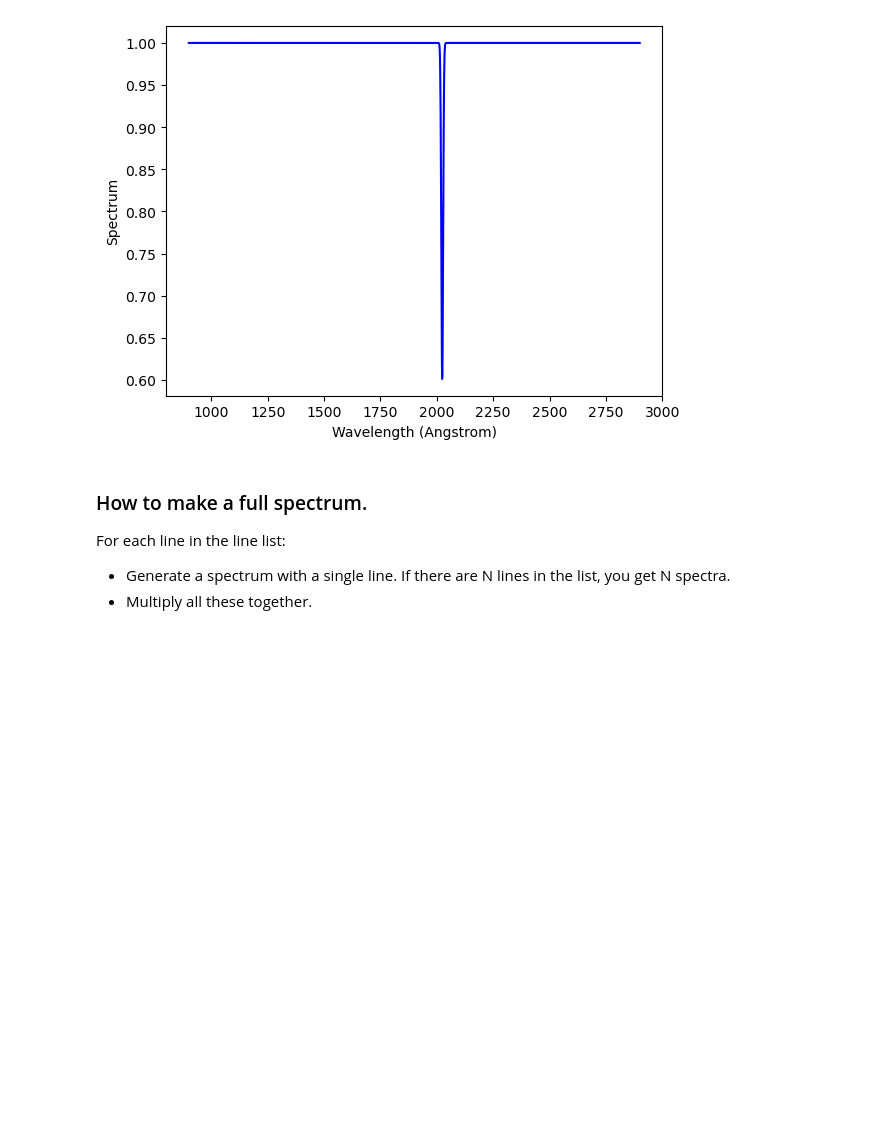
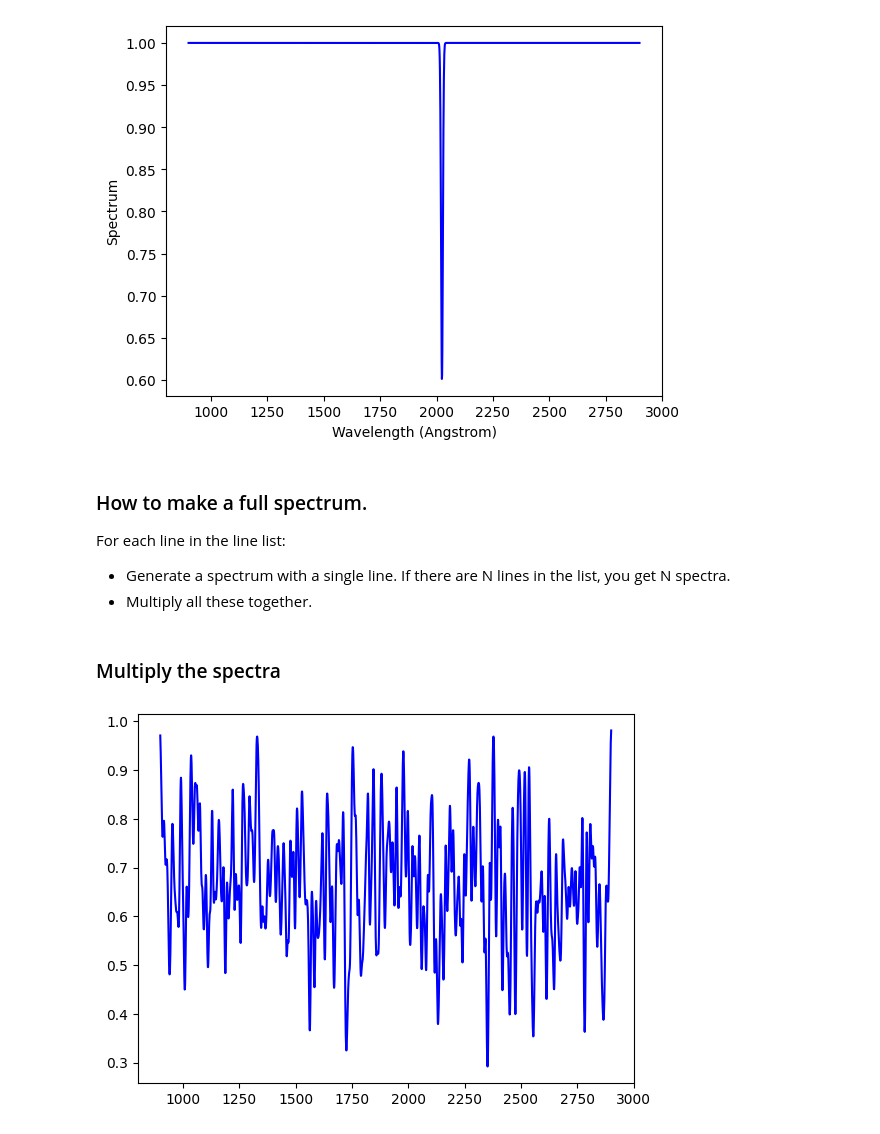
Before and after one commit to Thoride-Dev/AstronBenchmarking, a Jupyter notebook: GenSpec.ipynb, the cells around one changed output. Drawn from its saved outputs; the diff is of its cells as text; code cells hidden in the pictures; blank space fills up the shorter version.

Commit message:
Spectra multiplication in python/numpy

```diff
--- a/GenSpec.ipynb
+++ b/GenSpec.ipynb
@@ -23,7 +24,7 @@ finalw = 2900.
 nspect = 2048
 
 # Number of lines in the spectrum model
-nlines = 10
+nlines = 1000
 
 # Width of each line in gaussian sigma, in Angstroms
 lsigma = 4.0
@@ -99,3 +113,37 @@ Text(0, 0.5, 'Spectrum')
 For each line in the line list:
 - Generate a spectrum with a single line. If there are N lines in the list, you get N spectra.
 - Multiply all these together.
+# %%
+# Generate a spectrum with a single line, if there are N lines in the list you get N spectra
+def genspec(wavels, lwave, depth, lsigma):
+    blank = blankspec(len(wavels))
+    spect = []
+    for k in range(len(wavels)):
+        w = wavels[k]
+        d = gauss(w, lwave, depth, lsigma)
+        s = blank[k] + d
+        spect.append(s)
+    return spect
+
+spectrums = []
+for N in range(nlines):
+    lwave = lwaves[N]
+    depth = depths[N]
+    spectrums.append(genspec(wavels, lwave, depth, lsigma))
+    #plt.plot(wavels, spect, 'blue')
+    #plt.show()
+# %% [markdown]
+### Multiply the spectra
+# %%
+start_time_py = time.perf_counter()
+
+# Multiply all the spectra together
+final = spectrums[0]
+for k in range(1, len(spectrums)):
+    final = [final[n] * spectrums[k][n] for n in range(len(final))]
+end_time_py = time.perf_counter()
+
+plt.plot(wavels, final, 'blue')
+plt.show()
+# %% [output]
+[figure, added]
```
Also changed, not shown: parts of 5 cells of this notebook.
